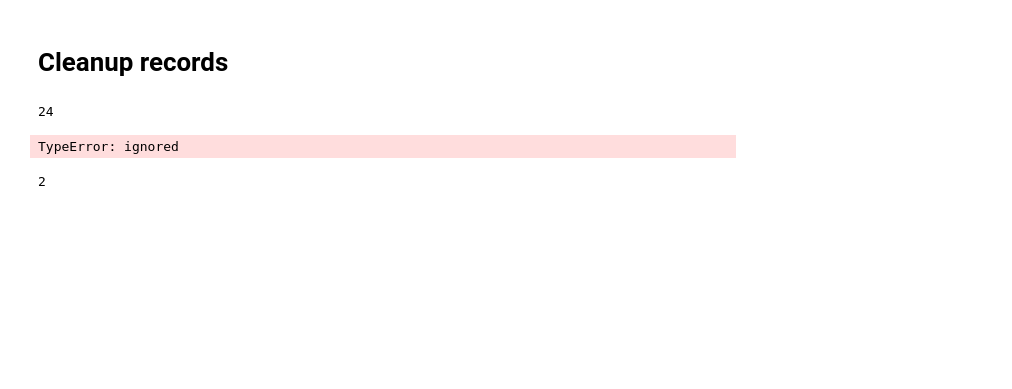
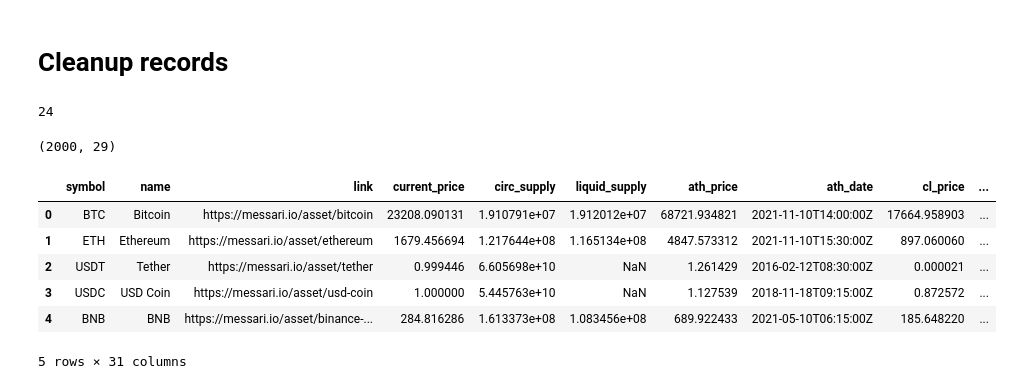
Before and after one commit to Friedrichz/crypto_tooling, a Jupyter notebook: track_vc_tokens.ipynb, the cells around one changed output. Cells and saved outputs as stored; diff of their text form; code cells hidden in the pictures; blank space fills up the shorter version.

```diff
--- a/track_vc_tokens.ipynb
+++ b/track_vc_tokens.ipynb
@@ -185,17 +261,14 @@ def get_fundraise_data(record):
 # %%
 # Get final data for all records
-# record = data[13]
-
 final_records = []
 
 for record in data:
   final_records.append(
       dict(
+        symbol = record["symbol"],
         name = record["name"],
         link = "https://messari.io/asset/{}".format(record["slug"]),
         ** get_market_data(record),
         ** get_fundraise_data(record),
       )
   )
-# %% [output]
-TypeError: ignored
@@ -211,5 +275,19 @@ assets_dict = json.loads(assets_bytes.decode('utf-8'))
-# %%
-len(assets_dict)
-len(assets_dict["data"])
-# %% [output]
-2
+# %%
+# Create pd df
+df = pd.DataFrame.from_records(final_records)
+print(df.shape)
+
+# Add ROI column since private sale
+df["pct_change_private_sale"] = (df.current_price / df.wavg_price_private_sale - 1) * 100
+df["pct_change_valuation"] = (df.mcap / df.fdv_private_sale - 1) * 100
+
+df.head()
+# %% [output]
+(2000, 29)
+|  | symbol | name | link | current_price | circ_supply | liquid_supply | ath_price | ath_date | cl_price | ... |
+| 0 | BTC | Bitcoin | https://messari.io/asset/bitcoin | 23208.090131 | 1.910791e+07 | 1.912012e+07 | 68721.934821 | 2021-11-10T14:00:00Z | 17664.958903 | ... |
+| 1 | ETH | Ethereum | https://messari.io/asset/ethereum | 1679.456694 | 1.217644e+08 | 1.165134e+08 | 4847.573312 | 2021-11-10T15:30:00Z | 897.060060 | ... |
+| 2 | USDT | Tether | https://messari.io/asset/tether | 0.999446 | 6.605698e+10 | NaN | 1.261429 | 2016-02-12T08:30:00Z | 0.000021 | ... |
+| 3 | USDC | USD Coin | https://messari.io/asset/usd-coin | 1.000000 | 5.445763e+10 | NaN | 1.127539 | 2018-11-18T09:15:00Z | 0.872572 | ... |
+| 4 | BNB | BNB | https://messari.io/asset/binance-... | 284.816286 | 1.613373e+08 | 1.083456e+08 | 689.922433 | 2021-05-10T06:15:00Z | 185.648220 | ... |
+5 rows × 31 columns
```
Also changed, not shown: parts of 8 cells of this notebook.
